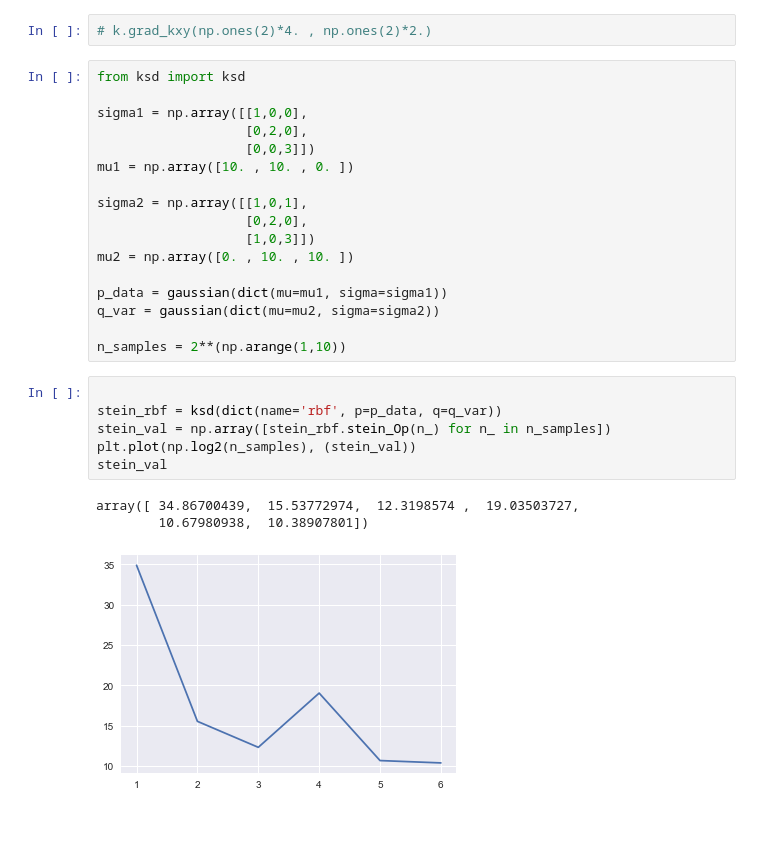
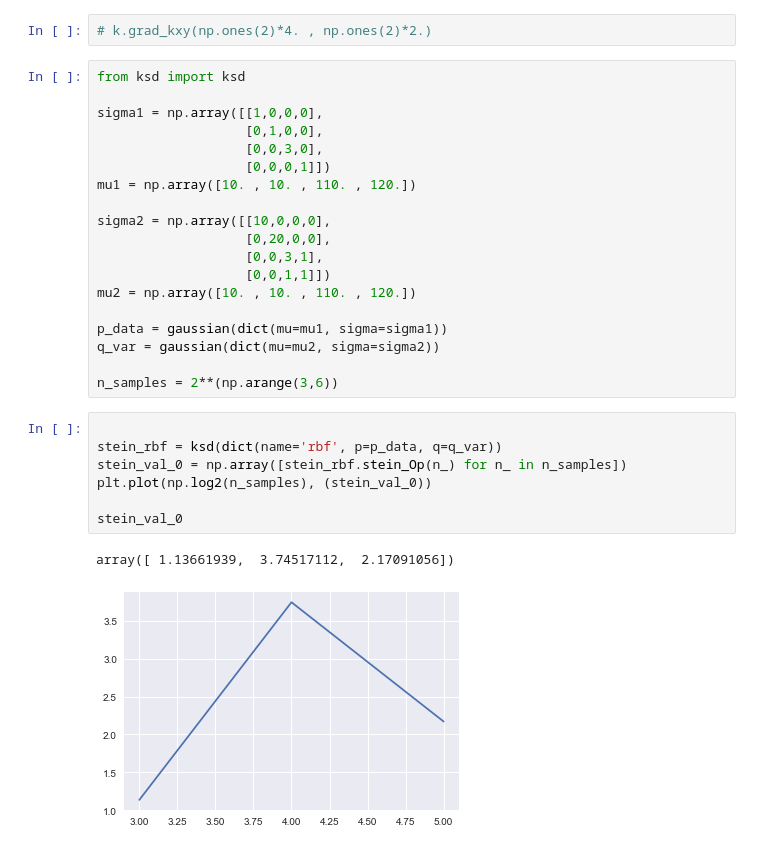
Before and after one commit to singhalrk/stein_ksd, a Jupyter notebook: Stein_Tests.ipynb, the cells around one changed output. Drawn from its saved outputs; the diff is of its cells as text; blank space fills up the shorter version.

```diff
--- a/Stein_Tests.ipynb
+++ b/Stein_Tests.ipynb
@@ -128,30 +133,32 @@ array([ 0.69765107,  0.93082818,  0.69802107,  0.45456176,  0.45979795])
 # %%
 from ksd import ksd
 
-sigma1 = np.array([[1,0,0],
-                   [0,2,0],
-                   [0,0,3]])
-mu1 = np.array([10. , 10. , 0. ])
+sigma1 = np.array([[1,0,0,0],
+                   [0,1,0,0],
+                   [0,0,3,0],
+                   [0,0,0,1]])
+mu1 = np.array([10. , 10. , 110. , 120.])
 
-sigma2 = np.array([[1,0,1],
-                   [0,2,0],
-                   [1,0,3]])
-mu2 = np.array([0. , 10. , 10. ])
+sigma2 = np.array([[10,0,0,0],
+                   [0,20,0,0],
+                   [0,0,3,1],
+                   [0,0,1,1]])
+mu2 = np.array([10. , 10. , 110. , 120.])
 
 p_data = gaussian(dict(mu=mu1, sigma=sigma1))
 q_var = gaussian(dict(mu=mu2, sigma=sigma2))
 
-n_samples = 2**(np.arange(1,10))
+n_samples = 2**(np.arange(3,6))
 # %%
 
 stein_rbf = ksd(dict(name='rbf', p=p_data, q=q_var))
-stein_val = np.array([stein_rbf.stein_Op(n_) for n_ in n_samples])
-plt.plot(np.log2(n_samples), (stein_val))
-stein_val
+stein_val_0 = np.array([stein_rbf.stein_Op(n_) for n_ in n_samples])
+plt.plot(np.log2(n_samples), (stein_val_0))
+
+stein_val_0
 # %% [output]
-array([ 34.86700439,  15.53772974,  12.3198574 ,  19.03503727,
-        10.67980938,  10.38907801])
+array([ 1.13661939,  3.74517112,  2.17091056])
-[figure, old version]
+[figure, new version]
 # %%
 
 stein_imq = ksd(dict(name='imq', p=p_data, q=q_var))
```
Also changed, not shown: parts of 12 cells of this notebook.
